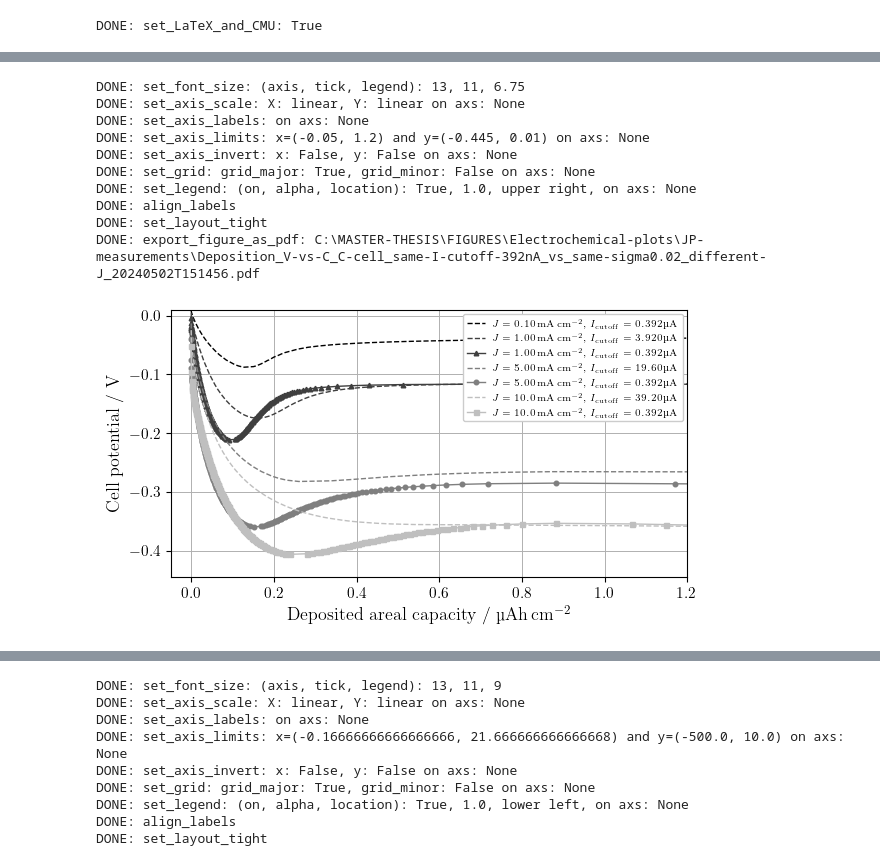
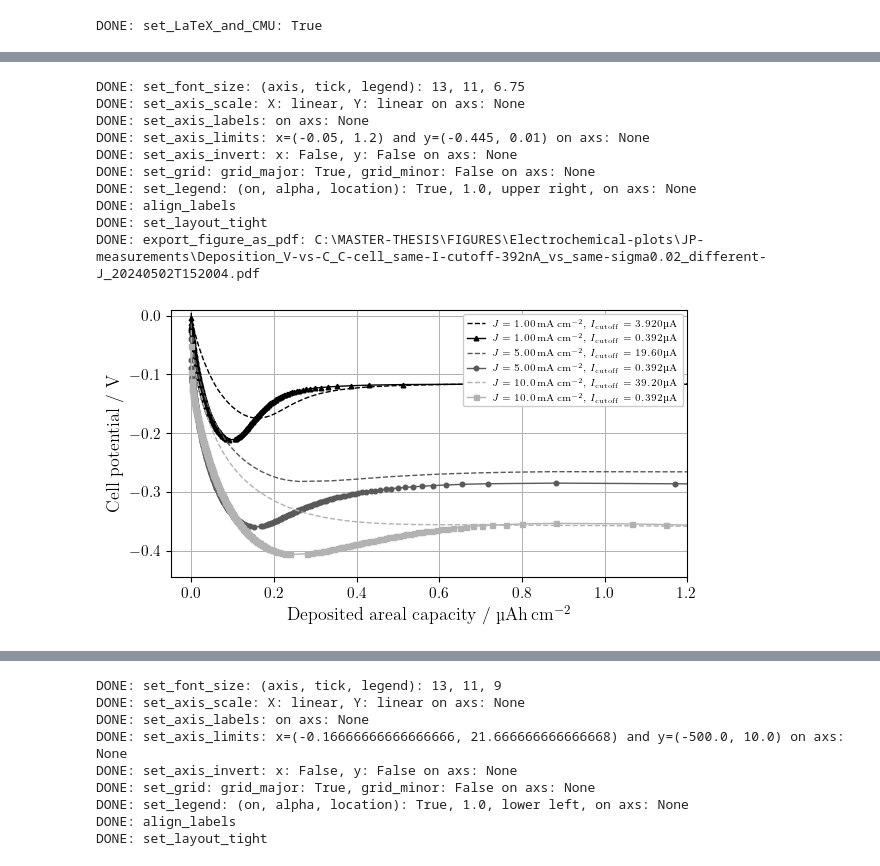
Before and after one commit to GottfridOlsson/MASTER-THESIS, a Jupyter notebook: EXPERIMENTAL/Python-scripts/Electrochemical-plots.ipynb, the cells around one changed output, grey strips where cells are left out. Drawn from its saved outputs; the diff is of its cells as text; code cells hidden in the pictures.

```diff
--- a/EXPERIMENTAL/Python-scripts/Electrochemical-plots.ipynb
+++ b/EXPERIMENTAL/Python-scripts/Electrochemical-plots.ipynb
@@ -35,7 +35,7 @@ legend_on  = True
 f.set_LaTeX_and_CMU(True) #must run before plotting
 plt.rc('text.latex', preamble=r'\usepackage{siunitx}')
 
-three_grayscale_colors = ['#000000', '#4C4C4C', '#999999'] # with 30%-point increase in "value" (in HSV)
+three_grayscale_colors = ['#000000', '#595959', '#B2B2B2'] # with 35%-point increase in "value" (in HSV)
 five_grayscale_colors  = ['#000000', '#333333', '#666666', '#999999', '#cccccc'] #with 30% saturation difference = good contrast
 four_grayscale_colors  = ['#000000', '#3F3F3F', '#7F7F7F', '#BFBFBF'] # with 25%-point increase in "value" (in HSV)
 markers      = ['^',    'o',    's',   'X',     'D',   '.']
@@ -592,46 +594,45 @@ I_cutoff_A9_string  = '$I_\\mathrm{cutoff}=39.20$\\,' + muA_unit
 
 
 # Plot your data (axs.plot, .errorbar, .hist, ...)
-axs.plot(A7_CP_deposited_amount,   A7_CP[1],                         linewidth=1, linestyle='--',  color=four_grayscale_colors[0], marker=markers[-1], markersize=marker_sizes[0]*0, label=J01_string + ', ' + I_cutoff_A7_string)
+#axs.plot(A7_CP_deposited_amount,   A7_CP[1],                         linewidth=1, linestyle='--',  color=four_grayscale_colors[0], marker=markers[-1], markersize=marker_sizes[0]*0, label=J01_string + ', ' + I_cutoff_A7_string)
 #axs.plot(A7_392nAcutoff_CP_deposited_amount,   A7_392nAcutoff_CP[1], linewidth=1, linestyle='--', color=four_grayscale_colors[0], marker=markers[1], markersize=marker_sizes[0], label=J01_string + ', ' + I_cutoff_392nA_string)
 
-axs.plot(A8_CP_deposited_amount,   A8_CP[1],                         linewidth=1, linestyle='--',  color=four_grayscale_colors[1], marker=markers[0], markersize=marker_sizes[1]*0, label=J1_string + ', ' + I_cutoff_A8_string)
-axs.plot(A8_392nAcutoff_CP_deposited_amount,   A8_392nAcutoff_CP[1], linewidth=1, linestyle='-', color=four_grayscale_colors[1], marker=markers[0], markersize=marker_sizes[1], label=J1_string + ', ' + I_cutoff_392nA_string)
+axs.plot(A8_CP_deposited_amount,   A8_CP[1],                         linewidth=1, linestyle='--', color=three_grayscale_colors[0], marker=markers[0], markersize=marker_sizes[1]*0, label=J1_string + ', ' + I_cutoff_A8_string)
+axs.plot(A8_392nAcutoff_CP_deposited_amount,   A8_392nAcutoff_CP[1], linewidth=1, linestyle='-',  color=three_grayscale_colors[0], marker=markers[0], markersize=marker_sizes[1], label=J1_string + ', ' + I_cutoff_392nA_string)
 
-axs.plot(A85_CP_deposited_amount, A85_CP[1],                         linewidth=1, linestyle='--',  color=four_grayscale_colors[2], marker=markers[1], markersize=marker_sizes[2]*0, label=J5_string + ', ' + I_cutoff_A85_string)
-axs.plot(A85_392nAcutoff_CP_deposited_amount, A85_392nAcutoff_CP[1], linewidth=1, linestyle='-', color=four_grayscale_colors[2], marker=markers[1], markersize=marker_sizes[2], label=J5_string + ', ' + I_cutoff_392nA_string)
+axs.plot(A85_CP_deposited_amount, A85_CP[1],                         linewidth=1, linestyle='--', color=three_grayscale_colors[1], marker=markers[1], markersize=marker_sizes[2]*0, label=J5_string + ', ' + I_cutoff_A85_string)
+axs.plot(A85_392nAcutoff_CP_deposited_amount, A85_392nAcutoff_CP[1], linewidth=1, linestyle='-',  color=three_grayscale_colors[1], marker=markers[1], markersize=marker_sizes[2], label=J5_string + ', ' + I_cutoff_392nA_string)
 
-axs.plot(A9_CP_deposited_amount,   A9_CP[1],                         linewidth=1, linestyle='--',  color=four_grayscale_colors[3], marker=markers[2], markersize=marker_sizes[3]*0, label=J10_string + ', ' + I_cutoff_A9_string)
-axs.plot(A9_392nAcutoff_CP_deposited_amount,   A9_392nAcutoff_CP[1], linewidth=1, linestyle='-', color=four_grayscale_colors[3], marker=markers[2], markersize=marker_sizes[3], label=J10_string + ', ' + I_cutoff_392nA_string)
+axs.plot(A9_CP_deposited_amount,   A9_CP[1],                         linewidth=1, linestyle='--', color=three_grayscale_colors[2], marker=markers[2], markersize=marker_sizes[3]*0, label=J10_string + ', ' + I_cutoff_A9_string)
+axs.plot(A9_392nAcutoff_CP_deposited_amount,   A9_392nAcutoff_CP[1], linewidth=1, linestyle='-',  color=three_grayscale_colors[2], marker=markers[2], markersize=marker_sizes[3], label=J10_string + ', ' + I_cutoff_392nA_string)
 
 
 # Settings for each axis (axs)
 f.set_font_size(axis=font_size_axis, tick=font_size_tick, legend=font_size_legend*0.75)
 f.set_axis_scale(   axs, xScale_string='linear', yScale_string='linear')
 f.set_axis_labels(  axs, x_label='Deposited areal capacity / \\textmu Ah\\,cm$^{-2}$', y_label='Cell potential / V')
 f.set_axis_limits(  axs, xmin=-0.05, xmax=1.2, ymin=-0.445, ymax=0.01)
 f.set_axis_invert(  axs, x_invert=False, y_invert=False)
 f.set_grid(         axs, grid_major_on=grid_major, grid_major_linewidth=0.7, grid_minor_on=grid_minor, grid_minor_linewidth=0.3) # set_grid must be after set_axis_scale for some reason (at least with 'log')
 f.set_legend(       axs, legend_on=legend_on, alpha=1.0, location='upper right')
 
 f.align_labels(fig)
 f.set_layout_tight(fig)
 PDF_path_Li_deposition_same_Icutoff392nA_different_J_comparison = electrochemical_figures_export_root_path + 'JP-measurements\\Deposition_V-vs-C_C-cell_same-I-cutoff-392nA_vs_same-sigma0.02_different-J_' + get_current_date_and_time_as_ISO8601_string() + '.pdf'
-#f.export_figure_as_pdf(PDF_path_Li_deposition_same_Icutoff392nA_different_J_comparison)
-
+f.export_figure_as_pdf(PDF_path_Li_deposition_same_Icutoff392nA_different_J_comparison)
 plt.show()
 # %% [output]
 DONE: set_font_size: (axis, tick, legend): 13, 11, 6.75
 DONE: set_axis_scale: X: linear, Y: linear on axs: None
 DONE: set_axis_labels: on axs: None
 DONE: set_axis_limits: x=(-0.05, 1.2) and y=(-0.445, 0.01) on axs: None
 DONE: set_axis_invert: x: False, y: False on axs: None
 DONE: set_grid: grid_major: True, grid_minor: False on axs: None
 DONE: set_legend: (on, alpha, location): True, 1.0, upper right, on axs: None
 DONE: align_labels
 DONE: set_layout_tight
-DONE: export_figure_as_pdf: C:\MASTER-THESIS\FIGURES\Electrochemical-plots\JP-measurements\Deposition_V-vs-C_C-cell_same-I-cutoff-392nA_vs_same-sigma0.02_different-J_20240502T151456.pdf
+DONE: export_figure_as_pdf: C:\MASTER-THESIS\FIGURES\Electrochemical-plots\JP-measurements\Deposition_V-vs-C_C-cell_same-I-cutoff-392nA_vs_same-sigma0.02_different-J_20240502T152004.pdf
-[figure, old version]
+[figure, new version]
 # %%
 # Paths for data E-measurements #
 
```
Also changed, not shown: parts of 5 cells of this notebook.
